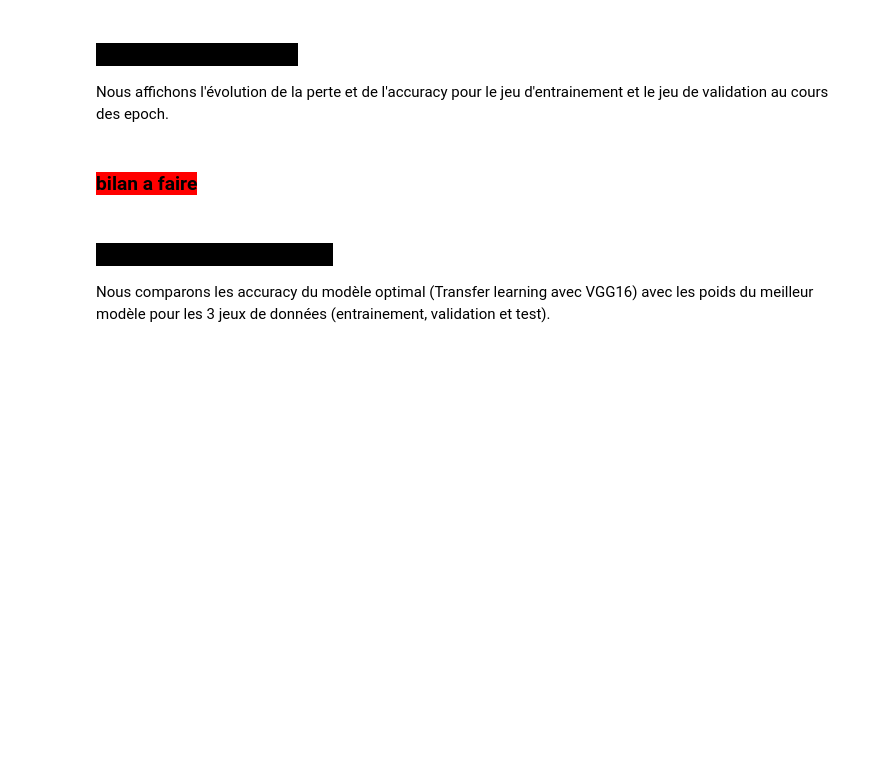
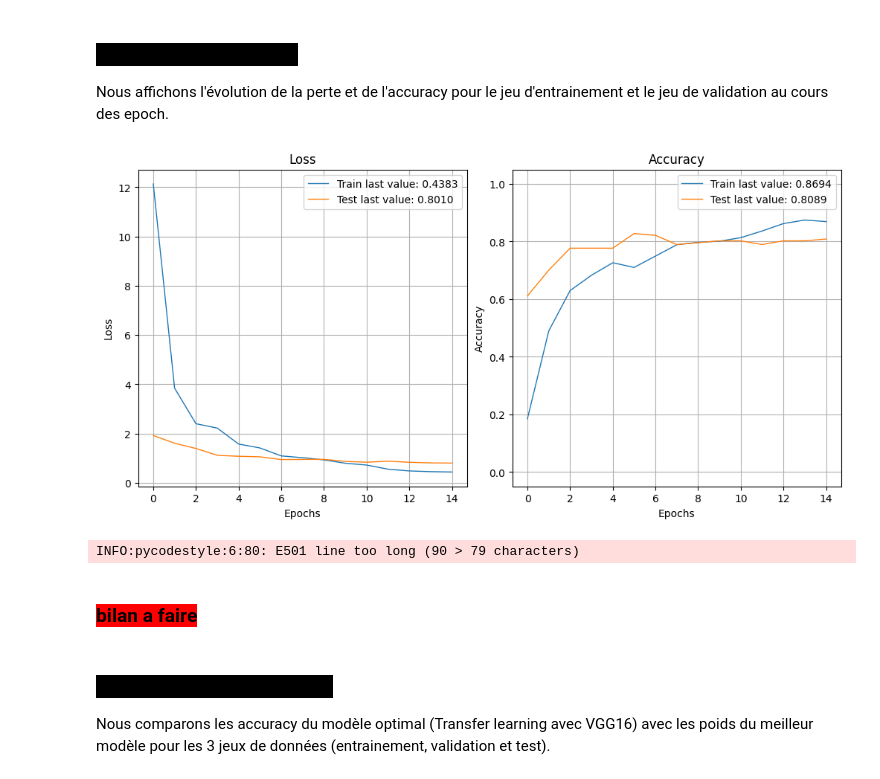
Before and after one commit to pierrickBERTHE/PB6-Classification_automatique_de_produits, a Jupyter notebook: berthe_pierrick_3_notebook_classification_122023.ipynb, the cells around one changed output. Saved outputs shown, nothing was run; the diff lists cells and outputs as text; code cells hidden in the pictures; blank space fills up the shorter version.

```diff
--- a/berthe_pierrick_3_notebook_classification_122023.ipynb
+++ b/berthe_pierrick_3_notebook_classification_122023.ipynb
@@ -1796,24 +1958,39 @@ resultat_tf_vgg16_noDA.style.apply(surligne_meilleur)
 
 Nous entrainons à nouveau le modèle avec le bon batch_size pour obtenir le modèle optimal.
 # %%
-# Utiliser le GPU
-with tf.device('/gpu:0'):
+# Nom du fichier history
+history_tf_vgg16_noDA_file = 'history_optimal_tf_vgg16_noDA.pickle'
+
+# SI le fichier history existe
+if os.path.exists(history_tf_vgg16_noDA_file):
+
+    # ALORS le charger car les calculs sont deja fait
+    with open(history_tf_vgg16_noDA_file, 'rb') as f:
+        history_optimal_tf_vgg16_noDA = pickle.load(f)
+    print("History chargé à partir du fichier.")
+
+# SINON on realise les calculs
+else:
+    print("On fait les calculs.")
+
+    # # Utiliser le GPU
+    # with tf.device('/gpu:0'):
 
     # Créer le modèle optimal de tranfer learning VGG16
     model_optimal_tf_vgg16_noDA = creation_modele_transfer_vgg16(
         fonction_perte,
         optimiseur,
         metric_eval,
+        verbose=1
     )
 
     # Création des callbacks
     callbacks_list, chemin_modele_export = creer_callbacks(
         "model_optimal_tf_vgg16_noDA",
         patience,
-        batch_size
     )
 
-    # Entraîner le modèle avec batch__meilleur_cnn
+    # Entraîner le modèle avec batch_meilleur_tf_vgg16_noDA
     history_optimal_tf_vgg16_noDA = model_optimal_tf_vgg16_noDA.fit(
         X_train_pretraited,
         y_train_pretraited,
@@ -1823,3 +2000,7 @@ with tf.device('/gpu:0'):
         validation_data=(X_val_pretraited, y_val_pretraited),
         verbose=1
     )
+
+    # Sauvegarder l'objet history
+    with open(history_tf_vgg16_noDA_file, 'wb') as f:
+        pickle.dump(history_optimal_tf_vgg16_noDA.history, f)
@@ -1830,16 +2029,18 @@ Nous affichons l'évolution de la perte et de l'accuracy pour le jeu d'entrainem
 # %%
 # Afficher l'historique de l'entraînement
 show_history(history_optimal_tf_vgg16_noDA)
 
-# Definir le chemin d'export de la figure
+# Définir le chemin d'export de la figure
 dossier_figure = "./figure/"
-nom_figure = f"history_optimal_tf_vgg16_noDA_batch{
-    batch_meilleur_tf_vgg16_noDA}.png"
+nom_figure = f"history_optimal_tf_vgg16_noDA_batch{str(batch_meilleur_tf_vgg16_noDA)}.png"
 chemin_figure_export = os.path.join(dossier_figure, nom_figure)
 
 # Sauvegarder l'historique de l'entraînement
 plot_history(history_optimal_tf_vgg16_noDA, path=chemin_figure_export)
 plt.close()
+# %% [output]
+[figure, added]
+INFO:pycodestyle:6:80: E501 line too long (90 > 79 characters)
 # %% [markdown]
 ### <span style='background:red'>bilan a faire</span>
 # %% [markdown]
```
Also changed, not shown: parts of 51 cells of this notebook.
